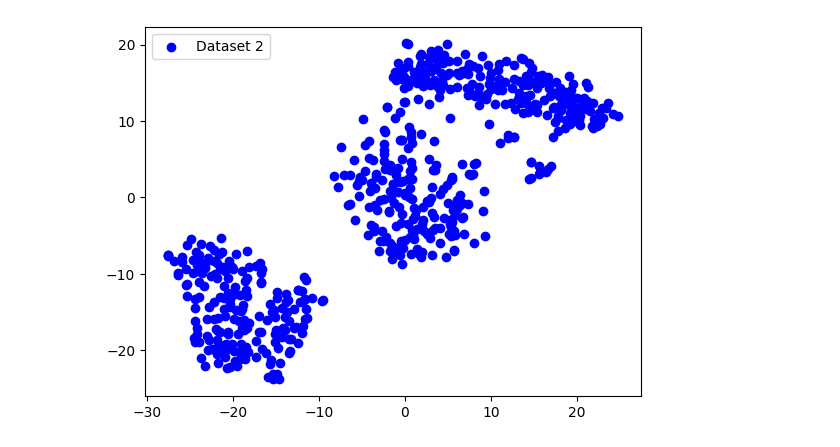
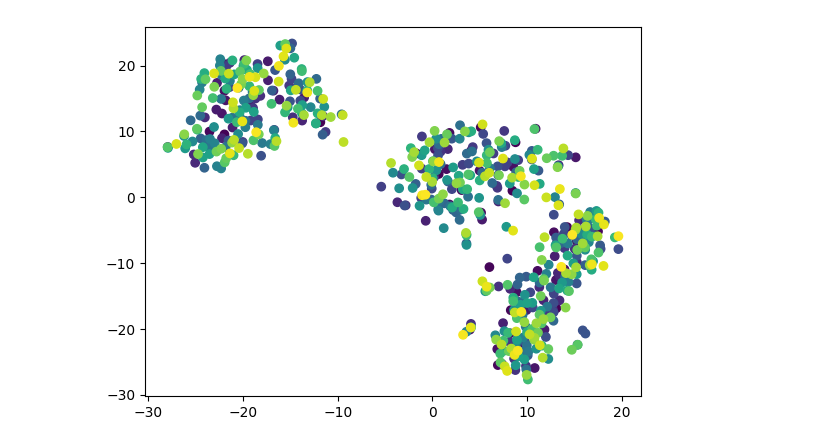
Before and after one commit to berkulutas/ml-hw2, a Jupyter notebook: Part2/tsne_experiments.ipynb, the cells around one changed output. Drawn from its saved outputs; the diff is of its cells as text; code cells hidden in the pictures.

```diff
--- a/Part2/tsne_experiments.ipynb
+++ b/Part2/tsne_experiments.ipynb
@@ -25,6 +25,9 @@ plt.scatter(dataset1_tsne[:, 0], dataset1_tsne[:, 1], c='r', label='Dataset 1')
-# %%
-plt.scatter(dataset2_tsne[:, 0], dataset2_tsne[:, 1], c='b', label='Dataset 2')
-plt.legend()
-plt.show()
-# %% [output]
-[figure, removed]
+# %%
+cmap = plt.colormaps["viridis"]
+# add cluster based color to visulaziation of dataset 2
+plt.scatter(dataset2_tsne[:, 0], dataset2_tsne[:, 1], c=cmap(np.arange(len(dataset2)) / len(dataset2)), cmap = cmap)
+# plt.scatter(dataset2_tsne[:, 0], dataset2_tsne[:, 1], cmap='turbo' , label='Dataset 2')
+
+plt.show()
+# %% [output]
+[figure, added]
```
Also changed, not shown: parts of 1 cell of this notebook, 1 other file.
